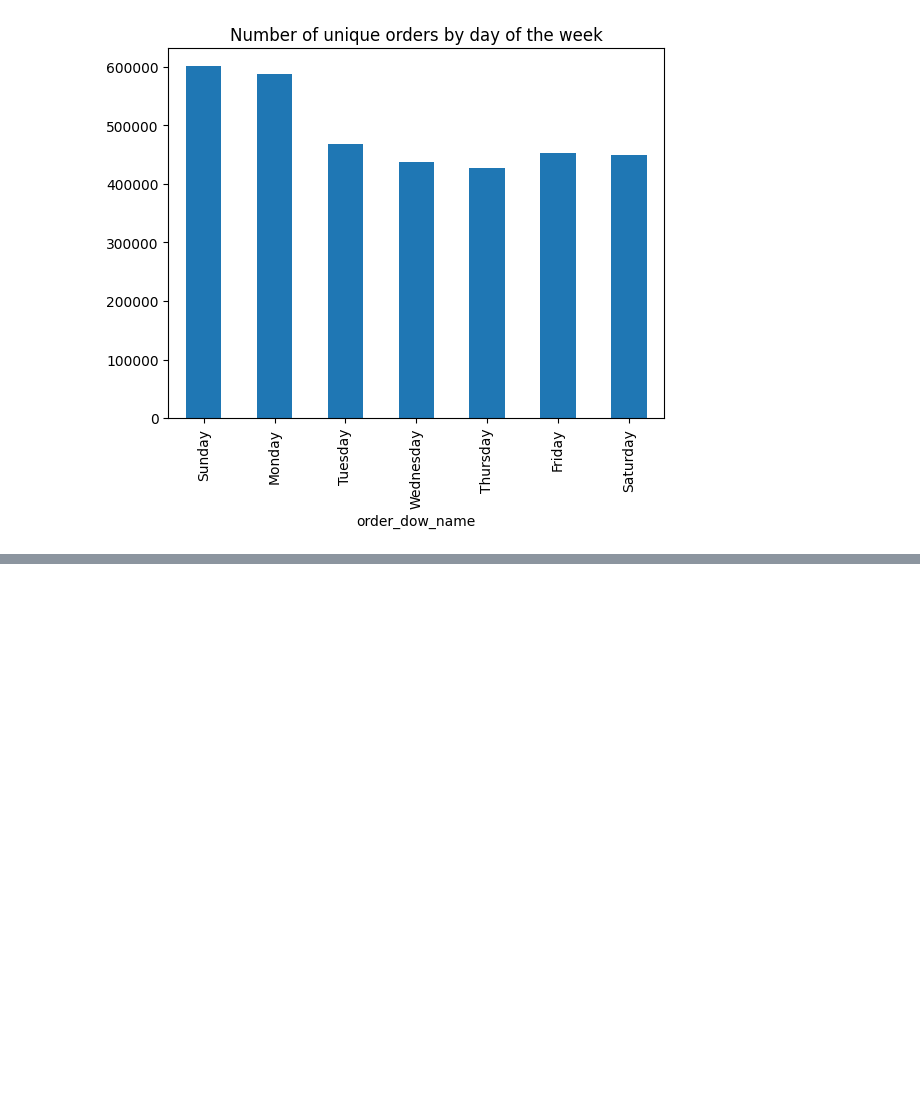
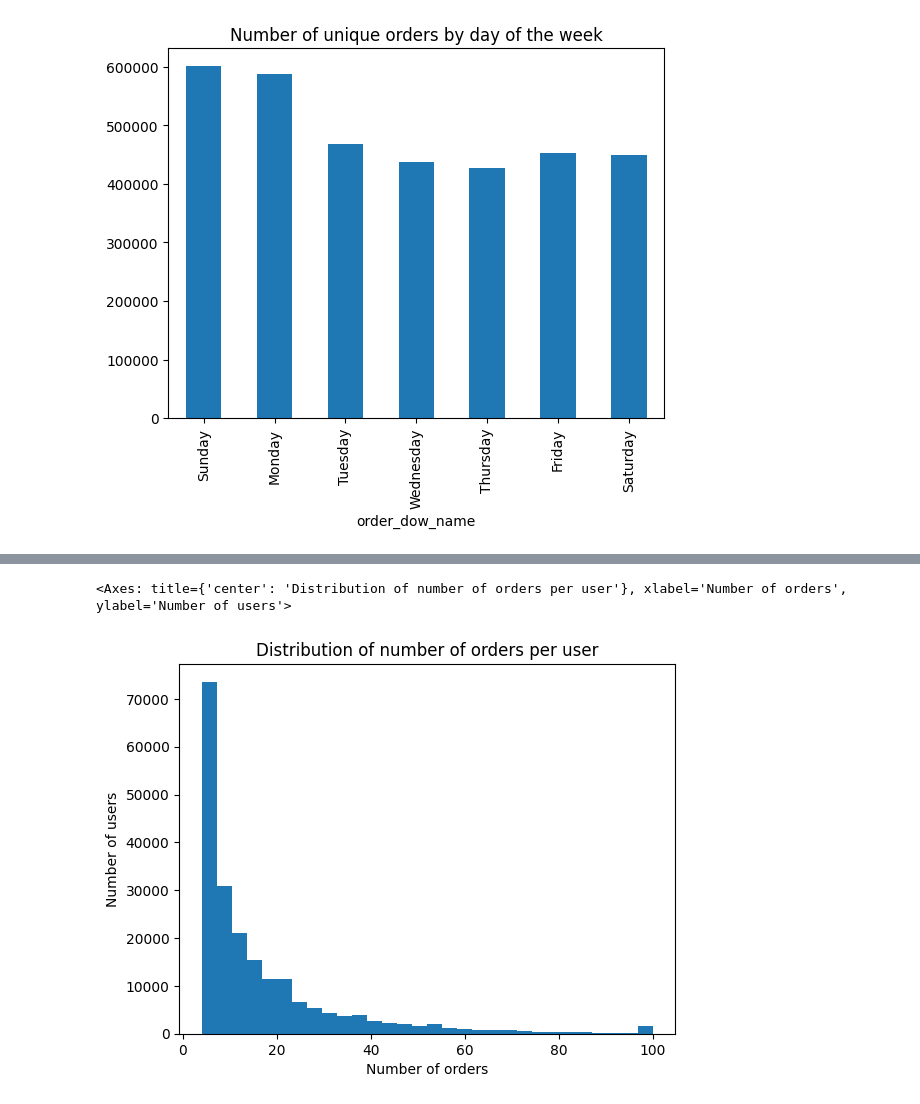
Before and after one commit to pradeepjoel/instacart-retail-project, a Jupyter notebook: data_exploration/01_exploration_instacart.ipynb, the cells around one changed output, grey strips where cells are left out. Drawn from its saved outputs; the diff is of its cells as text; code cells hidden in the pictures; blank space fills up the shorter version.

```diff
--- a/data_exploration/01_exploration_instacart.ipynb
+++ b/data_exploration/01_exploration_instacart.ipynb
@@ -185,0 +192,7 @@ orders.groupby("order_dow_name")["order_id"].nunique().plot(kind="bar", title="N
+# %%
+# Which frequency of orders per user ?
+orders_per_user = orders.groupby("user_id")["order_id"].nunique()
+orders_per_user.plot(kind="hist", bins=30, title="Distribution of number of orders per user", xlabel="Number of orders", ylabel="Number of users")
+# %% [output]
+<Axes: title={'center': 'Distribution of number of orders per user'}, xlabel='Number of orders', ylabel='Number of users'>
+[figure, added]
```
Also changed, not shown: parts of 6 cells of this notebook.
